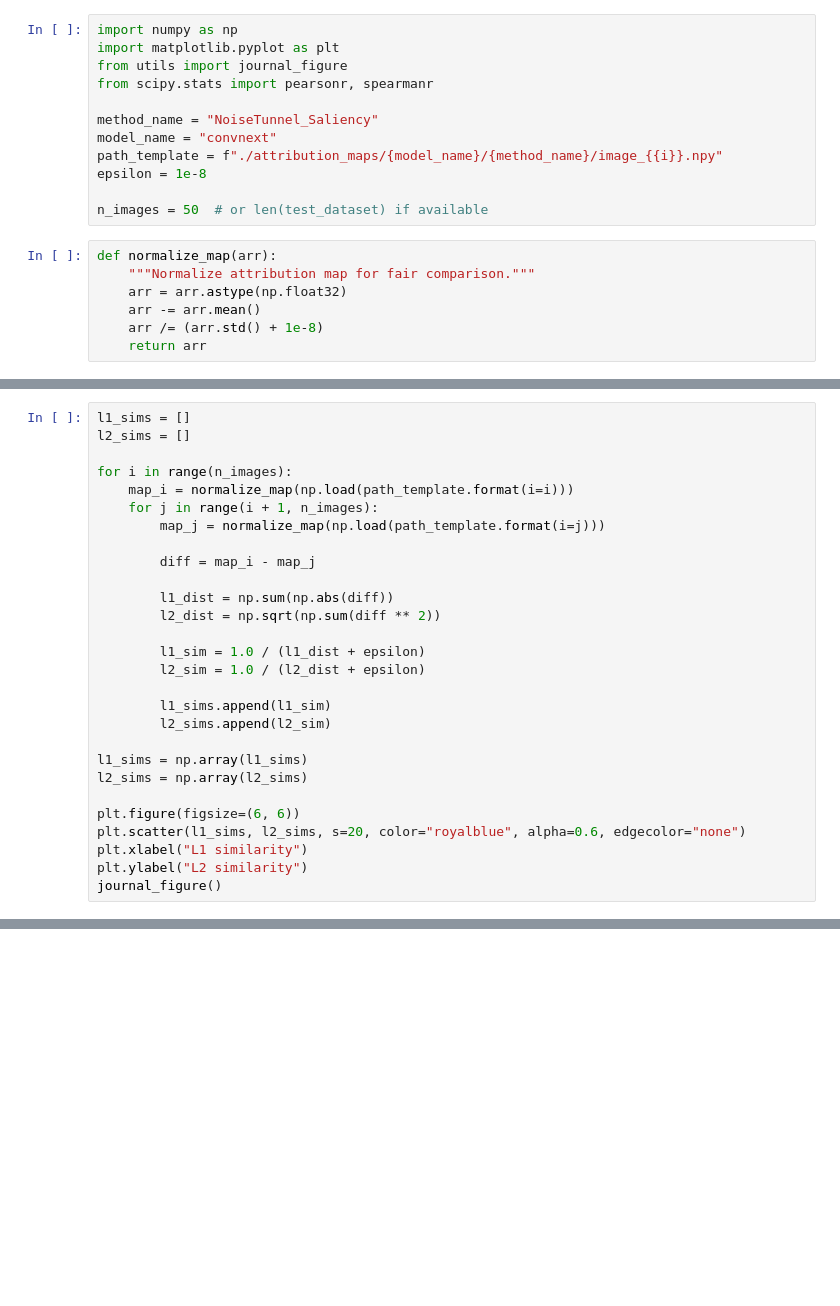
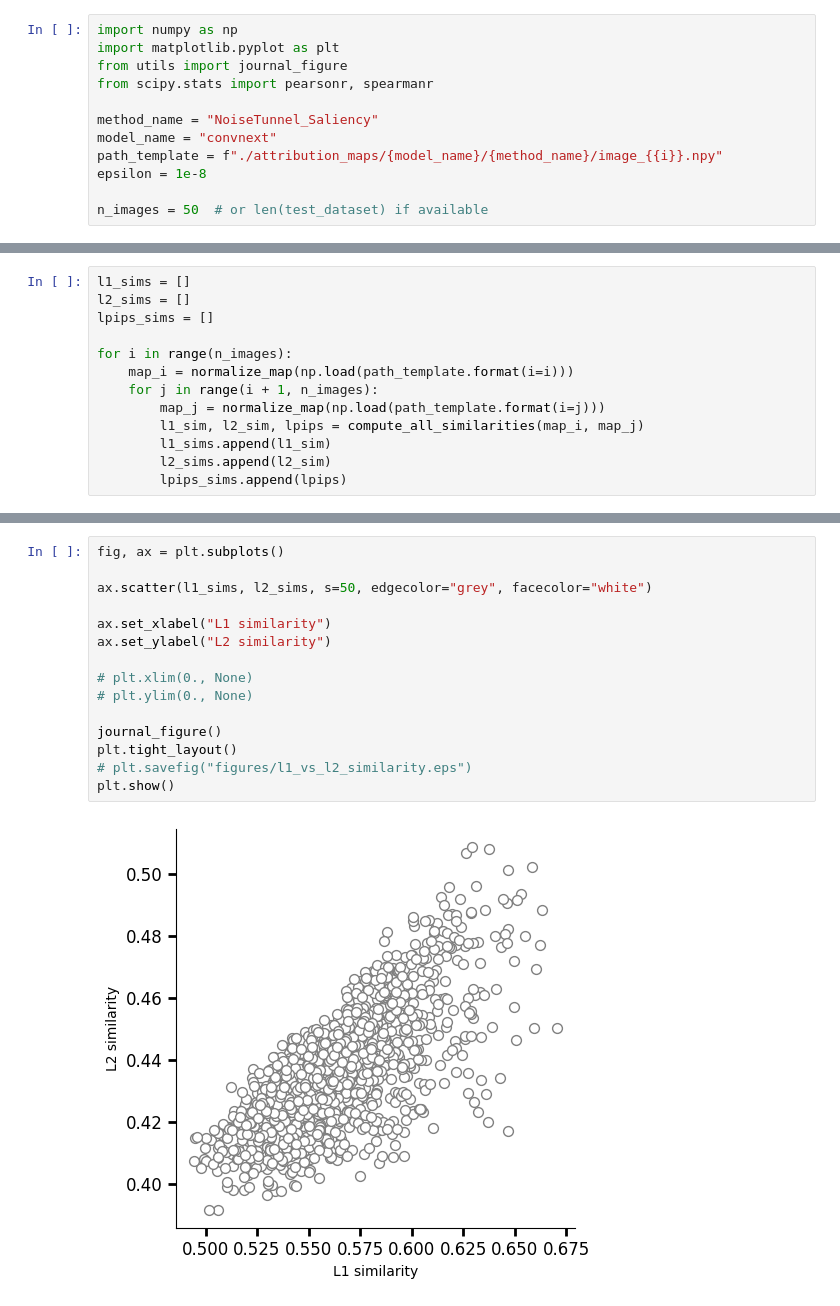
Before and after one commit to vital-kolab/maps, a Jupyter notebook: compare_similarities.ipynb, the cells around one changed output, grey strips where cells are left out. Cells and saved outputs as stored; diff of their text form; blank space fills up the shorter version.

Commit message:
Updated plots

```diff
--- a/compare_similarities.ipynb
+++ b/compare_similarities.ipynb
@@ -10,10 +10,3 @@ path_template = f"./attribution_maps/{model_name}/{method_name}/image_{{i}}.npy"
 epsilon = 1e-8
 
 n_images = 50  # or len(test_dataset) if available
-# %%
-def normalize_map(arr):
-    """Normalize attribution map for fair comparison."""
-    arr = arr.astype(np.float32)
-    arr -= arr.mean()
-    arr /= (arr.std() + 1e-8)
-    return arr
@@ -20,28 +86,13 @@ def normalize_map(arr):
 # %%
 l1_sims = []
 l2_sims = []
+lpips_sims = []
 
 for i in range(n_images):
     map_i = normalize_map(np.load(path_template.format(i=i)))
     for j in range(i + 1, n_images):
         map_j = normalize_map(np.load(path_template.format(i=j)))
-
-        diff = map_i - map_j
-
-        l1_dist = np.sum(np.abs(diff))
-        l2_dist = np.sqrt(np.sum(diff ** 2))
-
-        l1_sim = 1.0 / (l1_dist + epsilon)
-        l2_sim = 1.0 / (l2_dist + epsilon)
-
+        l1_sim, l2_sim, lpips = compute_all_similarities(map_i, map_j)
         l1_sims.append(l1_sim)
         l2_sims.append(l2_sim)
-
-l1_sims = np.array(l1_sims)
-l2_sims = np.array(l2_sims)
-
-plt.figure(figsize=(6, 6))
-plt.scatter(l1_sims, l2_sims, s=20, color="royalblue", alpha=0.6, edgecolor="none")
-plt.xlabel("L1 similarity")
-plt.ylabel("L2 similarity")
-journal_figure()
+        lpips_sims.append(lpips)
@@ -102,0 +99,17 @@ journal_figure()
+# %%
+fig, ax = plt.subplots()
+
+ax.scatter(l1_sims, l2_sims, s=50, edgecolor="grey", facecolor="white")
+
+ax.set_xlabel("L1 similarity")
+ax.set_ylabel("L2 similarity")
+
+# plt.xlim(0., None)
+# plt.ylim(0., None)
+
+journal_figure()
+plt.tight_layout()
+# plt.savefig("figures/l1_vs_l2_similarity.eps")
+plt.show()
+# %% [output]
+[figure, added]
```
Also changed, not shown: parts of 9 cells of this notebook.
